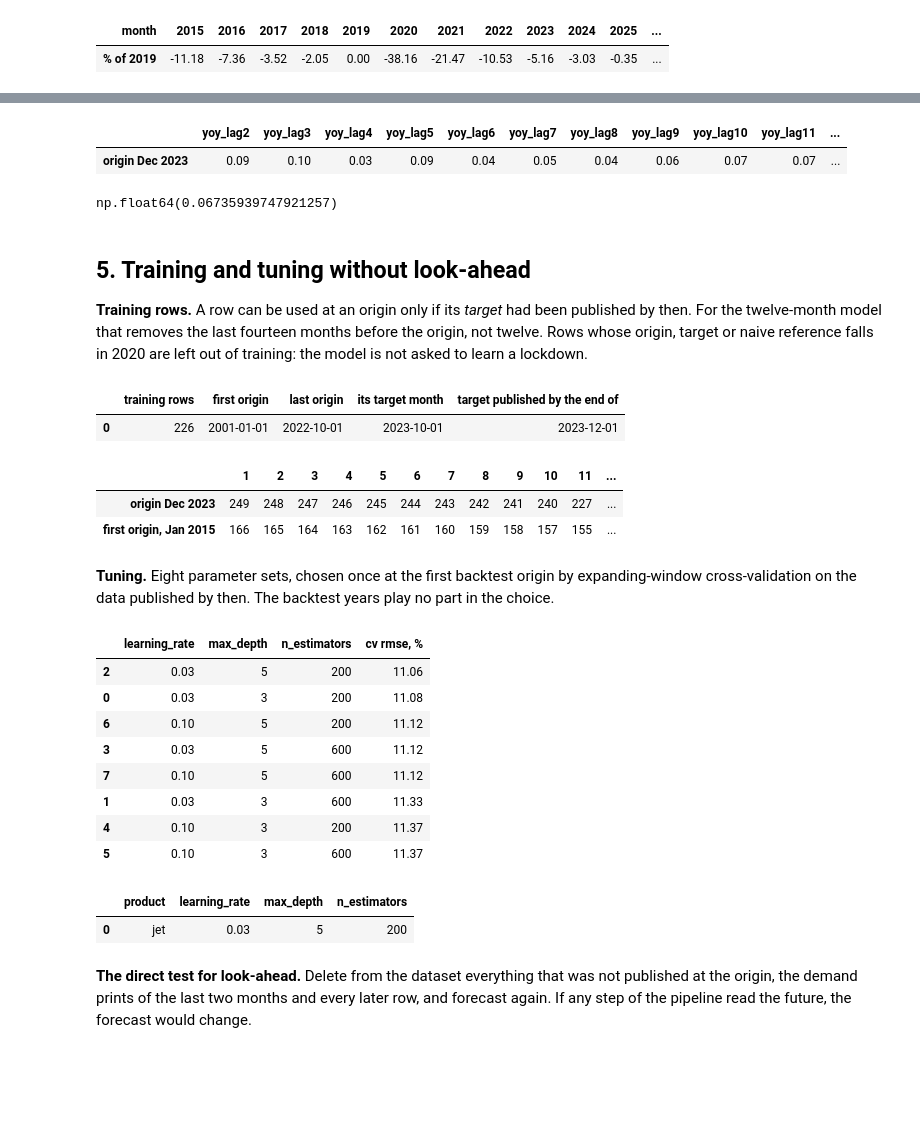
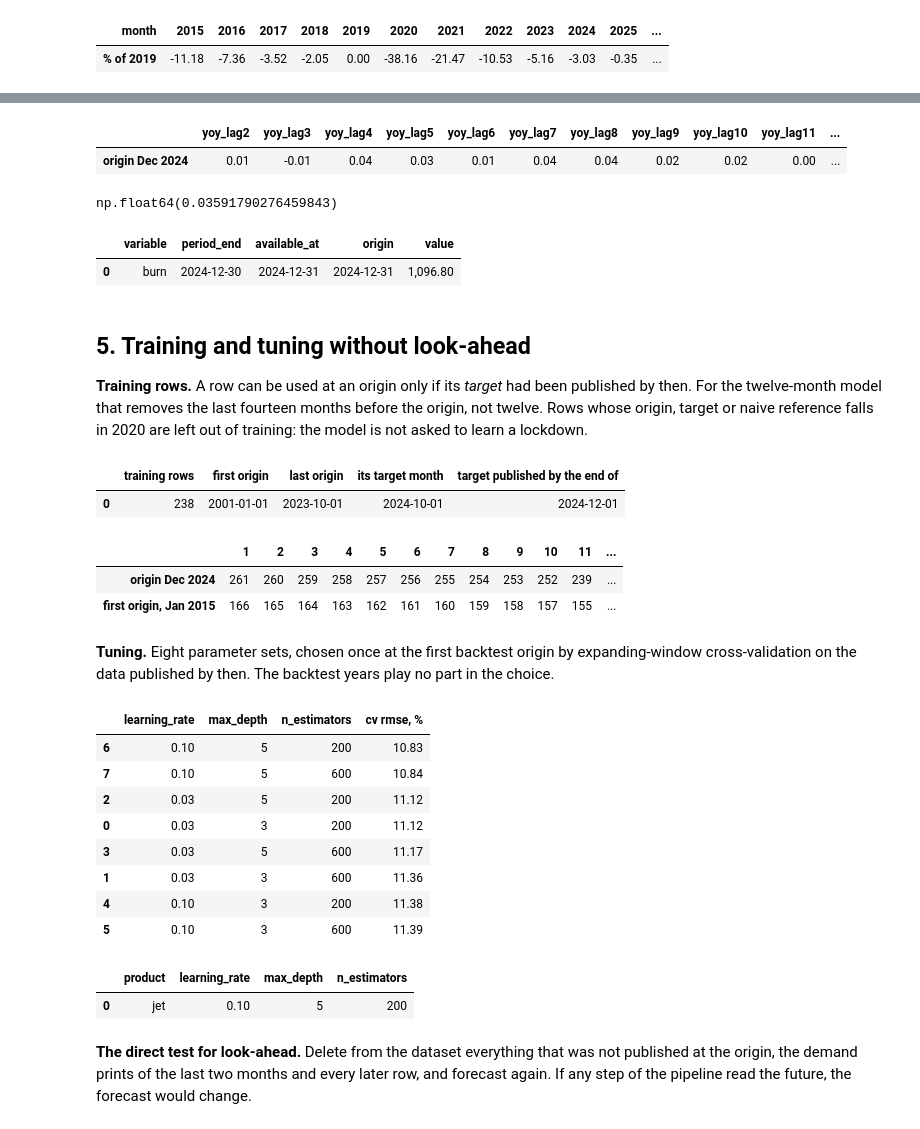
Before and after one commit to malobouygues/Oil_products_demand, a Jupyter notebook: notebooks/02_model_jet.ipynb, the cells around one changed output, grey strips where cells are left out. Cells and saved outputs as stored; diff of their text form; code cells hidden in the pictures; blank space fills up the shorter version.

```diff
--- a/notebooks/02_model_jet.ipynb
+++ b/notebooks/02_model_jet.ipynb
@@ -55,8 +72,8 @@ FINDINGS
 - **Evaluation.** Expanding-window walk-forward: at every month end since January 2015 the twelve models are refitted on what was published by then, and the forecasts are marked later against the published outcome. WAPE (sum of absolute errors over sum of actuals) is the headline; MAE and RMSE in kb/d; bias.
 - **2020 is left out** of training and of the headline (`config.EXCLUDE`). The backtest still forecasts through it; section 6 shows those forecasts apart.
 # %%
-# one past origin, used for the walk-through below: everything published by 31 December 2023
-origin = pd.Timestamp("2023-12-01")
+# one past origin, used for the walk-through below: everything published by 31 December 2024
+origin = pd.Timestamp("2024-12-01")
 months = pd.date_range(origin + pd.DateOffset(months=1), periods=model.HORIZON, freq="MS", name="target month")
 reference = [m - pd.DateOffset(months=model.back(step, lag)) for step, m in enumerate(months, 1)]
 print(f"newest demand print at the origin: {origin - pd.DateOffset(months=lag):%B %Y}")
@@ -112,15 +131,26 @@ X, y = model.features(df, lag, step=12)
 X.loc[origin].to_frame(f"origin {origin:%b %Y}").T  # one row: the information set at the origin
 # %% [output]
 |  | yoy_lag2 | yoy_lag3 | yoy_lag4 | yoy_lag5 | yoy_lag6 | yoy_lag7 | yoy_lag8 | yoy_lag9 | yoy_lag10 | yoy_lag11 | ... |
-| origin Dec 2023 | 0.09 | 0.10 | 0.03 | 0.09 | 0.04 | 0.05 | 0.04 | 0.06 | 0.07 | 0.07 | ... |
+| origin Dec 2024 | 0.01 | -0.01 | 0.04 | 0.03 | 0.01 | 0.04 | 0.04 | 0.02 | 0.02 | 0.00 | ... |
 # %%
-# the target at this origin by hand: log of December 2024 over December 2022, the naive's reference
+# the target at this origin by hand: log of December 2025 over December 2023, the naive's reference
 target = origin + pd.DateOffset(months=12)
 by_hand = np.log(df.loc[target, "demand"] / df.loc[target - pd.DateOffset(months=model.back(12, lag)), "demand"])
 assert abs(by_hand - y.loc[origin]) < 1e-12
 by_hand
 # %% [output]
-np.float64(0.06735939747921257)
+np.float64(0.03591790276459843)
+# %%
+# what the driver on that row describes, and when it was published: read from the stored panel
+info = sql.query(f"""
+    SELECT variable, period_end, available_at, month_end AS origin, value
+    FROM panel WHERE product = 'jet' AND month = DATE '{origin:%Y-%m-%d}'
+""")
+assert (info["available_at"] <= info["origin"]).all()
+info
+# %% [output]
+|  | variable | period_end | available_at | origin | value |
+| 0 | burn | 2024-12-30 | 2024-12-31 | 2024-12-31 | 1,096.80 |
 # %% [markdown]
 ## 5. Training and tuning without look-ahead
 
@@ -134,15 +164,15 @@ pd.DataFrame({"training rows": [rows.sum()], "first origin": [X.index[rows].min(
               "target published by the end of": [last + pd.DateOffset(months=12 + lag)]})
 # %% [output]
 |  | training rows | first origin | last origin | its target month | target published by the end of |
-| 0 | 226 | 2001-01-01 | 2022-10-01 | 2023-10-01 | 2023-12-01 |
+| 0 | 238 | 2001-01-01 | 2023-10-01 | 2024-10-01 | 2024-12-01 |
 # %%
 # one model per horizon, each with its own training rows; and at the first backtest origin, January 2015
 first = pd.Timestamp(c.BACKTEST_START)
 pd.DataFrame({when: {step: model.trainable(model.features(df, lag, step)[1], step, "jet", at).sum() for step in range(1, model.HORIZON + 1)}
-              for when, at in (("origin Dec 2023", origin), ("first origin, Jan 2015", first))}).T
+              for when, at in (("origin Dec 2024", origin), ("first origin, Jan 2015", first))}).T
 # %% [output]
 |  | 1 | 2 | 3 | 4 | 5 | 6 | 7 | 8 | 9 | 10 | 11 | ... |
-| origin Dec 2023 | 249 | 248 | 247 | 246 | 245 | 244 | 243 | 242 | 241 | 240 | 227 | ... |
+| origin Dec 2024 | 261 | 260 | 259 | 258 | 257 | 256 | 255 | 254 | 253 | 252 | 239 | ... |
 | first origin, Jan 2015 | 166 | 165 | 164 | 163 | 162 | 161 | 160 | 159 | 158 | 157 | 155 | ... |
 # %% [markdown]
 **Tuning.** Eight parameter sets, chosen once at the first backtest origin by expanding-window cross-validation on the data published by then. The backtest years play no part in the choice.
@@ -153,20 +183,20 @@ cv["cv rmse, %"] = [100 * np.sqrt(model.cv_score(X[fit_rows], y[fit_rows], 12, l
 cv.sort_values("cv rmse, %")
 # %% [output]
 |  | learning_rate | max_depth | n_estimators | cv rmse, % |
-| 2 | 0.03 | 5 | 200 | 11.06 |
-| 0 | 0.03 | 3 | 200 | 11.08 |
-| 6 | 0.10 | 5 | 200 | 11.12 |
-| 3 | 0.03 | 5 | 600 | 11.12 |
-| 7 | 0.10 | 5 | 600 | 11.12 |
-| 1 | 0.03 | 3 | 600 | 11.33 |
-| 4 | 0.10 | 3 | 200 | 11.37 |
-| 5 | 0.10 | 3 | 600 | 11.37 |
+| 6 | 0.10 | 5 | 200 | 10.83 |
+| 7 | 0.10 | 5 | 600 | 10.84 |
+| 2 | 0.03 | 5 | 200 | 11.12 |
+| 0 | 0.03 | 3 | 200 | 11.12 |
+| 3 | 0.03 | 5 | 600 | 11.17 |
+| 1 | 0.03 | 3 | 600 | 11.36 |
+| 4 | 0.10 | 3 | 200 | 11.38 |
+| 5 | 0.10 | 3 | 600 | 11.39 |
 # %%
 assert model.tuned("jet") == model.tune(df, "jet", first)  # what the backtest stored is the best line above
 sql.query("SELECT * FROM params WHERE product = 'jet'")
 # %% [output]
 |  | product | learning_rate | max_depth | n_estimators |
-| 0 | jet | 0.03 | 5 | 200 |
+| 0 | jet | 0.10 | 5 | 200 |
 # %% [markdown]
 **The direct test for look-ahead.** Delete from the dataset everything that was not published at the origin, the demand prints of the last two months and every later row, and forecast again. If any step of the pipeline read the future, the forecast would change.
 # %%
```
Also changed, not shown: parts of 32 cells of this notebook, 38 other files.
